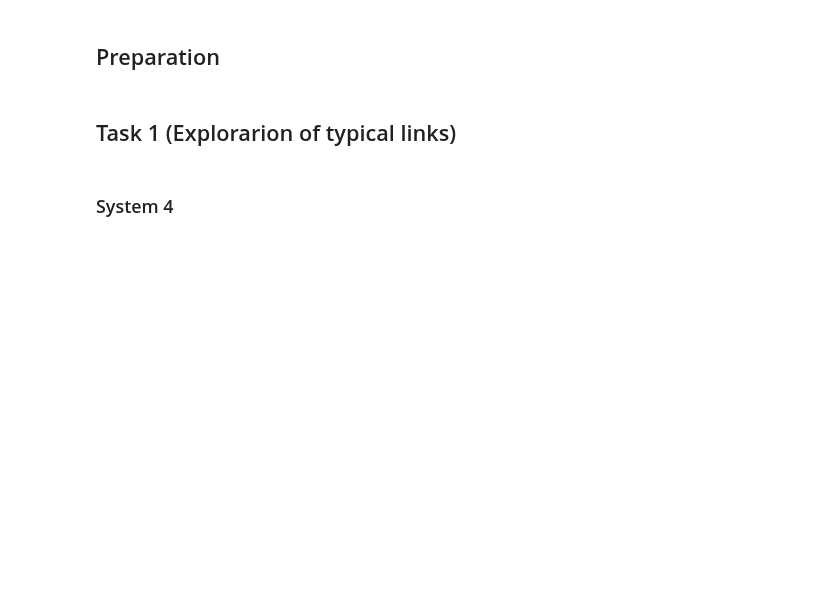
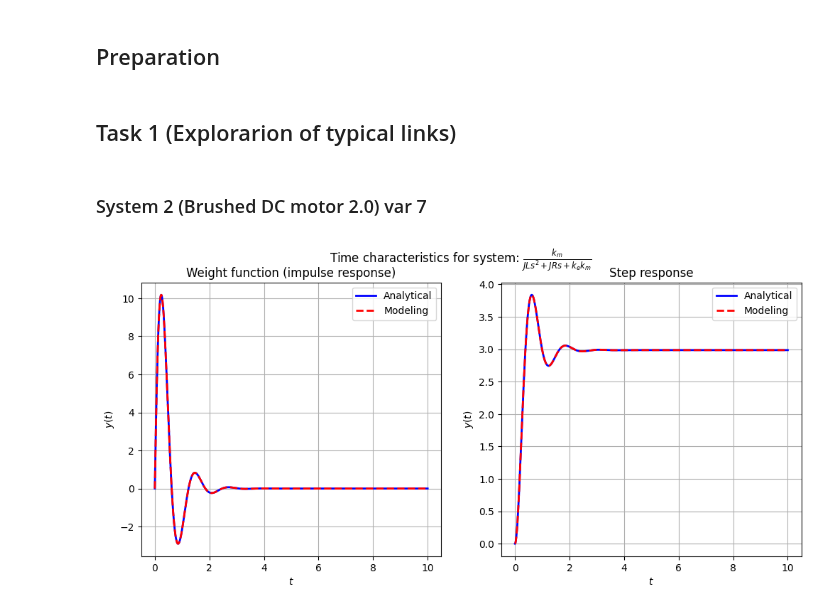
Before and after one commit to diuzhevVlad/control-theory-itmo-2023-2024, a Jupyter notebook: Lab5/Lab5.ipynb, the cells around one changed output. Drawn from its saved outputs; the diff is of its cells as text; code cells hidden in the pictures; blank space fills up the shorter version.

```diff
--- a/Lab5/Lab5.ipynb
+++ b/Lab5/Lab5.ipynb
@@ -118,2 +118,12 @@ def plot_freq_characteristics(W_sys, params_array, freq_arr):
-# %% [markdown]
-### System 4
+# %% [markdown]
+### System 2 (Brushed DC motor 2.0) var 7
+# %%
+k_e, k_m, R, J, L = sympy.symbols("k_e k_m R J L",real=True)
+sys = k_m/(J*L*s**2 + J*R*s + k_e*k_m)
+par_arr = [(k_m,0.3348),(k_e,0.3348),(J,0.0032),(R,4.7391),(L,1.1647)]
+times = np.linspace(0,10,1000)
+freqs = np.linspace(start=10**-6,stop=10**3,num=100000)
+# %%
+plot_time_characteristics(sys,par_arr,times)
+# %% [output]
+[figure, added]
```
Also changed, not shown: parts of 28 cells of this notebook.
